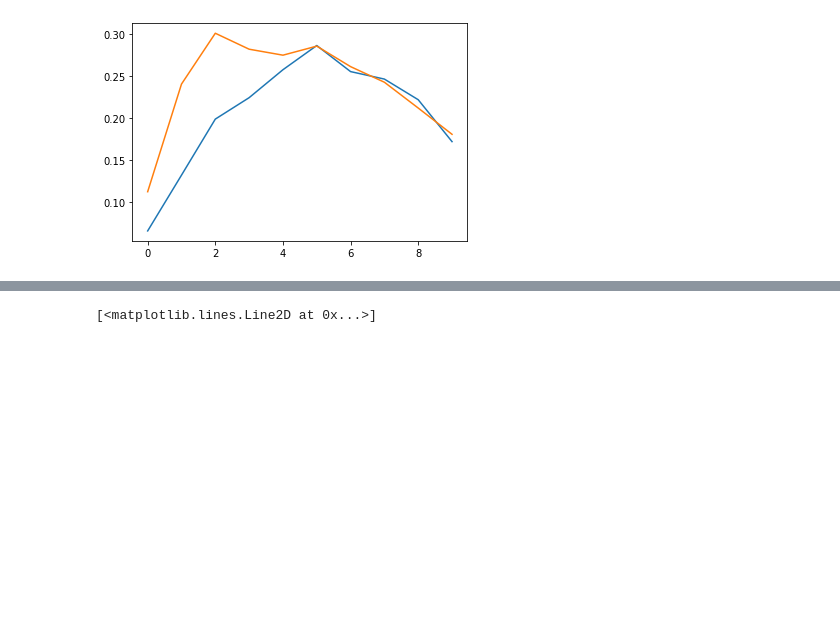
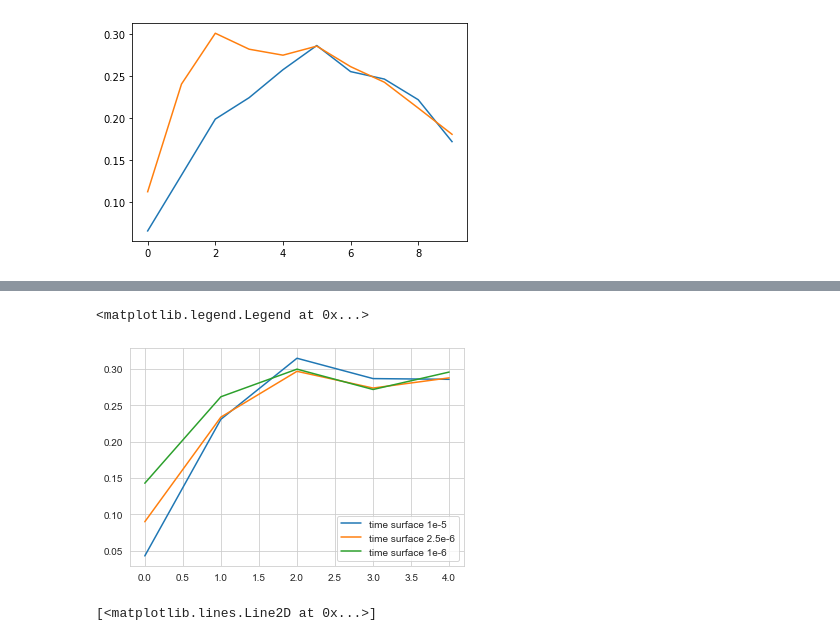
Before and after one commit to HarmoniaLeo/prophesee-automotive-dataset-toolbox, a Jupyter notebook: experiments3.ipynb, the cells around one changed output, grey strips where cells are left out. Saved outputs shown, nothing was run; the diff lists cells and outputs as text; code cells hidden in the pictures; blank space fills up the shorter version.

```diff
--- a/experiments3.ipynb
+++ b/experiments3.ipynb
@@ -285,3 +303,19 @@ plt.legend()
+# %%
+#gen4_ef200000 = np.array([0.061, 0.172, 0.237, 0.244, 0.270])
+gen4_ts1e5 = np.array([0.043, 0.231, 0.315, 0.287, 0.286])
+#gen4_ef600000 = np.array([0.104, 0.224, 0.270, 0.258, 0.269])
+gen4_ts25e6 = np.array([0.090, 0.234, 0.297, 0.274, 0.288])
+gen4_ts1e6 = np.array([0.143, 0.262, 0.300, 0.272, 0.296])
+#gen4_basic = np.array()
+#plt.plot(np.arange(len(basic)),gen4_ef200000,label="event frame 200000")
+plt.plot(np.arange(len(basic_long)),gen4_ts1e5,label="time surface 1e-5")
+#plt.plot(np.arange(len(basic_long)),gen4_ef600000,label="event frame 600000")
+plt.plot(np.arange(len(basic_long)),gen4_ts25e6,label="time surface 2.5e-6")
+plt.plot(np.arange(len(basic_long)),gen4_ts1e6,label="time surface 1e-6")
+plt.legend()
+# %% [output]
+<matplotlib.legend.Legend at 0x...>
+[figure, added]
 # %%
 gen4_basic_short = np.array([0.0, 0.03529372937293729, 0.25661850630134647, 0.10901495960125843, 0.23393966891189605, 0.2633014874280775, 0.15202358924630513, 0.25610409242993654, 0.1989842786125975, 0.24734273299913875, 0.07251398539515205, 0.15163738468170376, 0.14081076527332084, 0.10198196042211667, 0.11797658220877781, 0.05727082520468717, 0.1582043610039995])
 gen4_basic_long = np.array([0.000165016501650165, 0.07036225032149311, 0.17061563590659526, 0.2407217277198704, 0.3119903625772655, 0.3216827964812296, 0.2708472620240362, 0.2667252511326978, 0.18050752896917996, 0.1727805946209489, 0.23739825676706863, 0.09268195707836688, 0.09700914014217511, 0.12419884343941241, 0.08890333328455868, 0.06592823750017521, 0.14642333885582606])
```
Also changed, not shown: parts of 4 cells of this notebook, 3 other files.
